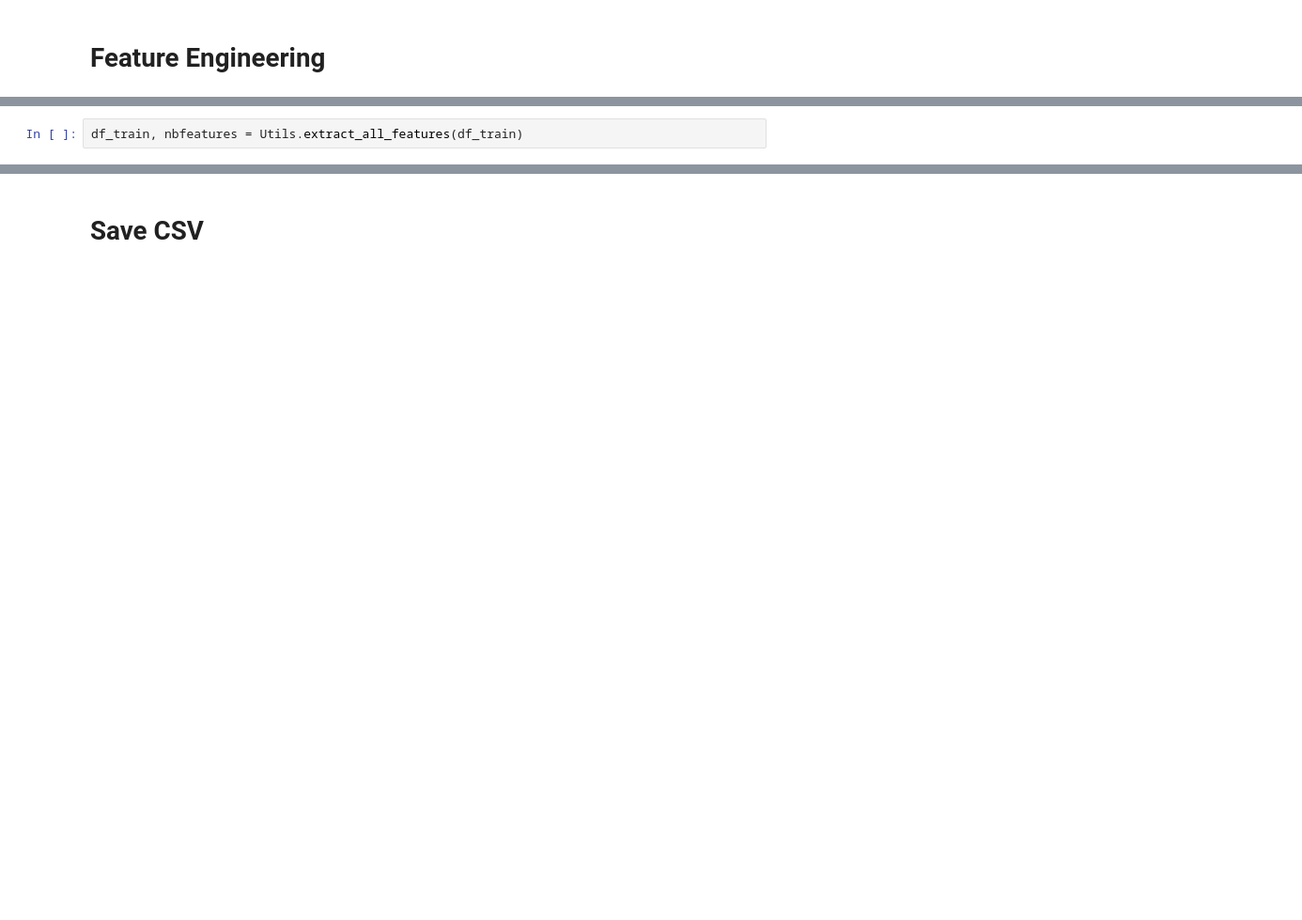
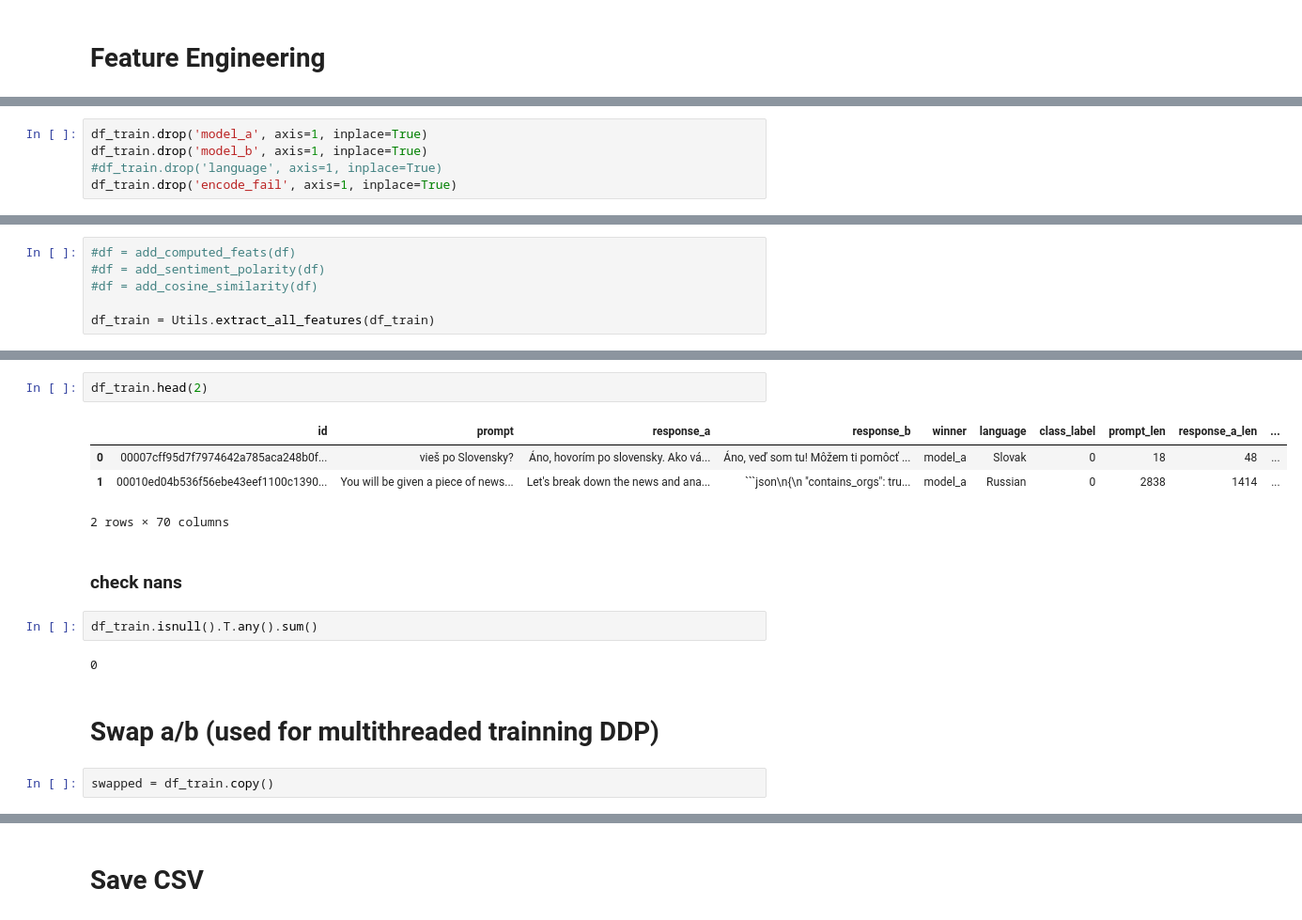
Before and after one commit to ohmatheus/Kaggle_WSDMCup_Multilingual_Chatbot_Arena, a Jupyter notebook: Code/1_EDA_FE.ipynb, the cells around one changed output, grey strips where cells are left out. Shown: that part at 94% size. Saved outputs shown, nothing was run; the diff lists cells and outputs as text; blank space fills up the shorter version.

````diff
--- a/Code/1_EDA_FE.ipynb
+++ b/Code/1_EDA_FE.ipynb
@@ -253,2 +327,0 @@ Todo :
-# %%
-df_train, nbfeatures = Utils.extract_all_features(df_train)
@@ -258,0 +328,5 @@ nbfeatures
+# %%
+df_train.drop('model_a', axis=1, inplace=True)
+df_train.drop('model_b', axis=1, inplace=True)
+#df_train.drop('language', axis=1, inplace=True)
+df_train.drop('encode_fail', axis=1, inplace=True)
@@ -258,0 +337,6 @@ nbfeatures
+# %%
+#df = add_computed_feats(df)
+#df = add_sentiment_polarity(df)
+#df = add_cosine_similarity(df)
+
+df_train = Utils.extract_all_features(df_train)
@@ -258,0 +361,17 @@ nbfeatures
+# %%
+df_train.head(2)
+# %% [output]
+|  | id | prompt | response_a | response_b | winner | language | class_label | prompt_len | response_a_len | ... |
+| 0 | 00007cff95d7f7974642a785aca248b0f... | vieš po Slovensky? | Áno, hovorím po slovensky. Ako vá... | Áno, veď som tu! Môžem ti pomôcť ... | model_a | Slovak | 0 | 18 | 48 | ... |
+| 1 | 00010ed04b536f56ebe43eef1100c1390... | You will be given a piece of news... | Let's break down the news and ana... | ```json\n{\n "contains_orgs": tru... | model_a | Russian | 0 | 2838 | 1414 | ... |
+2 rows × 70 columns
+# %% [markdown]
+### check nans
+# %%
+df_train.isnull().T.any().sum()
+# %% [output]
+0
+# %% [markdown]
+# Swap a/b (used for multithreaded trainning DDP)
+# %%
+swapped = df_train.copy()
````
Also changed, not shown: parts of 42 cells of this notebook, 11 other files.
